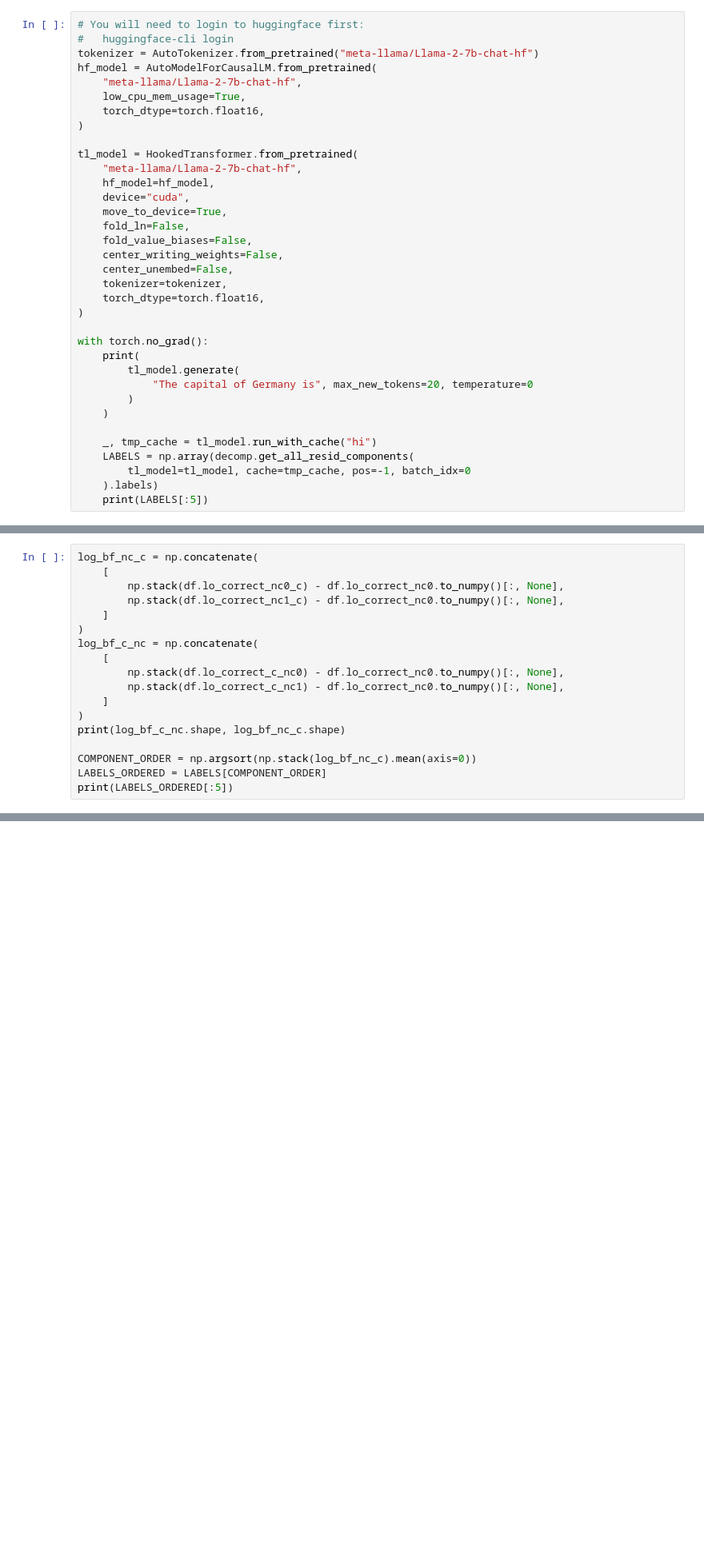
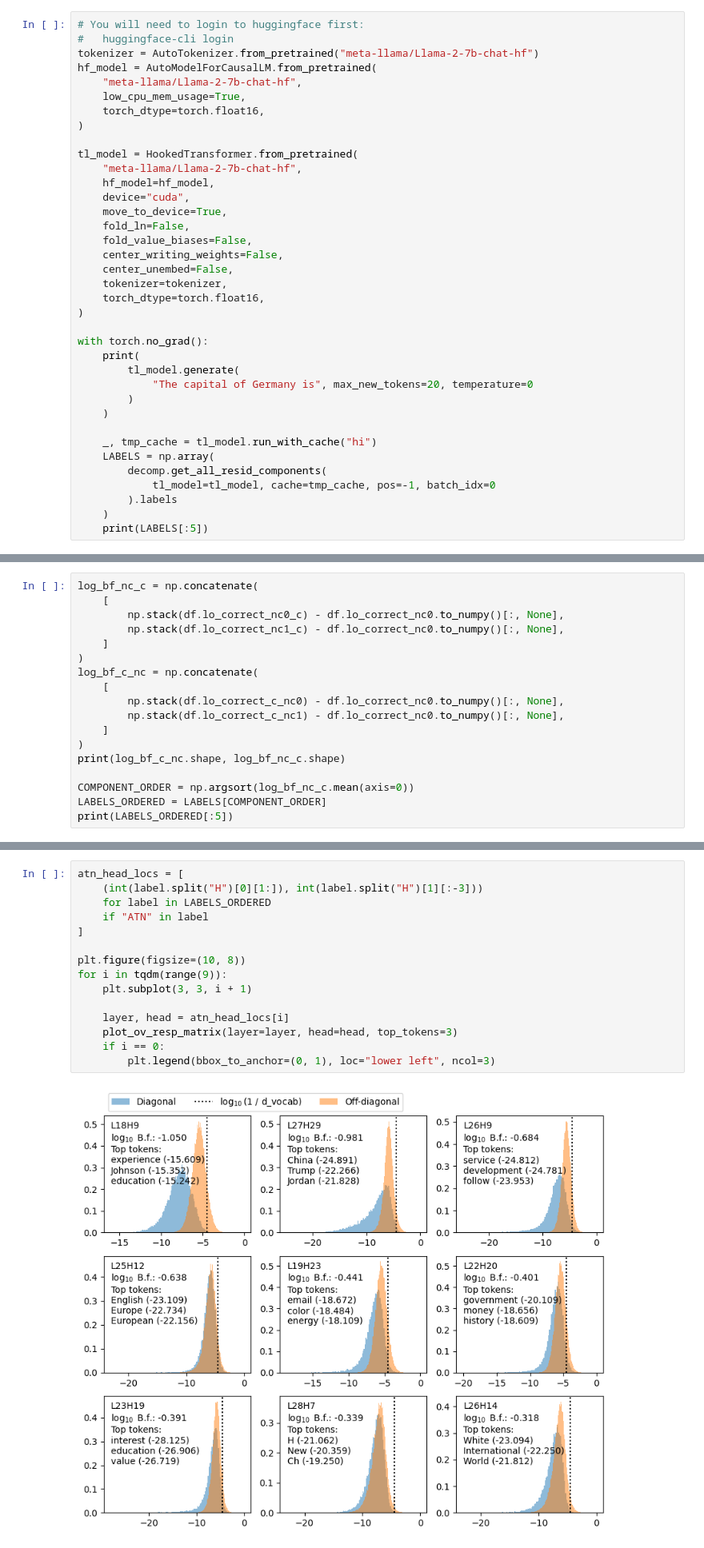
Before and after one commit to ed1d1a8d/prompt-injection-interp, a Jupyter notebook: notebooks/dontsay/ov-analysis.ipynb, the cells around one changed output, grey strips where cells are left out. Shown at 80% size. Saved outputs shown, nothing was run; the diff lists cells and outputs as text; blank space fills up the shorter version.

```diff
--- a/notebooks/dontsay/ov-analysis.ipynb
+++ b/notebooks/dontsay/ov-analysis.ipynb
@@ -59,9 +60,11 @@ with torch.no_grad():
     )
 
     _, tmp_cache = tl_model.run_with_cache("hi")
-    LABELS = np.array(decomp.get_all_resid_components(
-        tl_model=tl_model, cache=tmp_cache, pos=-1, batch_idx=0
-    ).labels)
+    LABELS = np.array(
+        decomp.get_all_resid_components(
+            tl_model=tl_model, cache=tmp_cache, pos=-1, batch_idx=0
+        ).labels
+    )
     print(LABELS[:5])
 # %% [output]
 Using pad_token, but it is not set yet.
@@ -101,7 +104,7 @@ log_bf_c_nc = np.concatenate(
 )
 print(log_bf_c_nc.shape, log_bf_nc_c.shape)
 
-COMPONENT_ORDER = np.argsort(np.stack(log_bf_nc_c).mean(axis=0))
+COMPONENT_ORDER = np.argsort(log_bf_nc_c.mean(axis=0))
 LABELS_ORDERED = LABELS[COMPONENT_ORDER]
 print(LABELS_ORDERED[:5])
 # %% [output]
@@ -109,0 +189,17 @@ print(LABELS_ORDERED[:5])
+# %%
+atn_head_locs = [
+    (int(label.split("H")[0][1:]), int(label.split("H")[1][:-3]))
+    for label in LABELS_ORDERED
+    if "ATN" in label
+]
+
+plt.figure(figsize=(10, 8))
+for i in tqdm(range(9)):
+    plt.subplot(3, 3, i + 1)
+
+    layer, head = atn_head_locs[i]
+    plot_ov_resp_matrix(layer=layer, head=head, top_tokens=3)
+    if i == 0:
+        plt.legend(bbox_to_anchor=(0, 1), loc="lower left", ncol=3)
+# %% [output]
+[figure, added]
```
Also changed, not shown: parts of 4 cells of this notebook, 1 other file.
